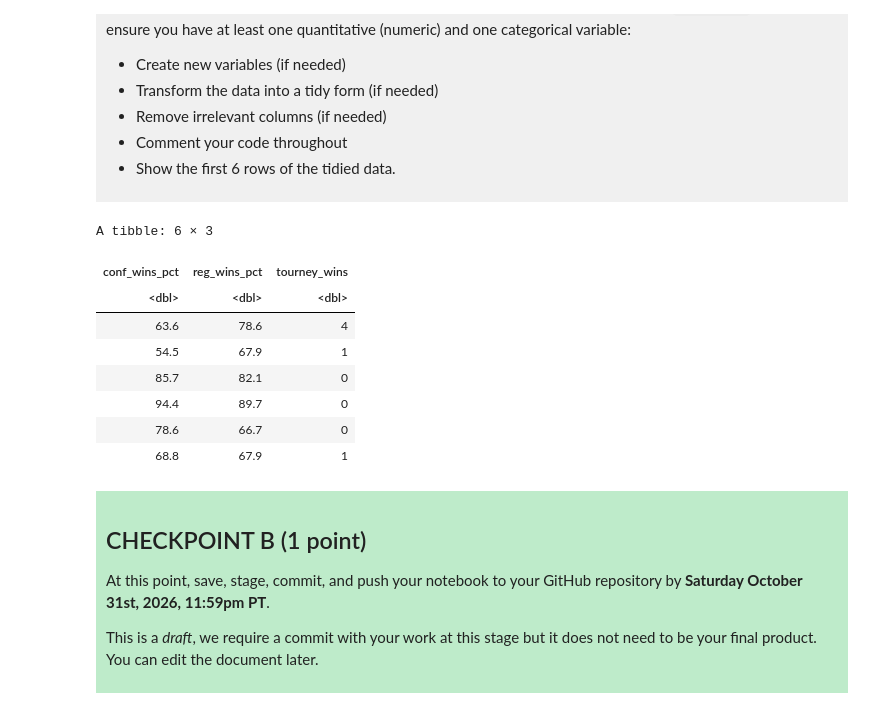
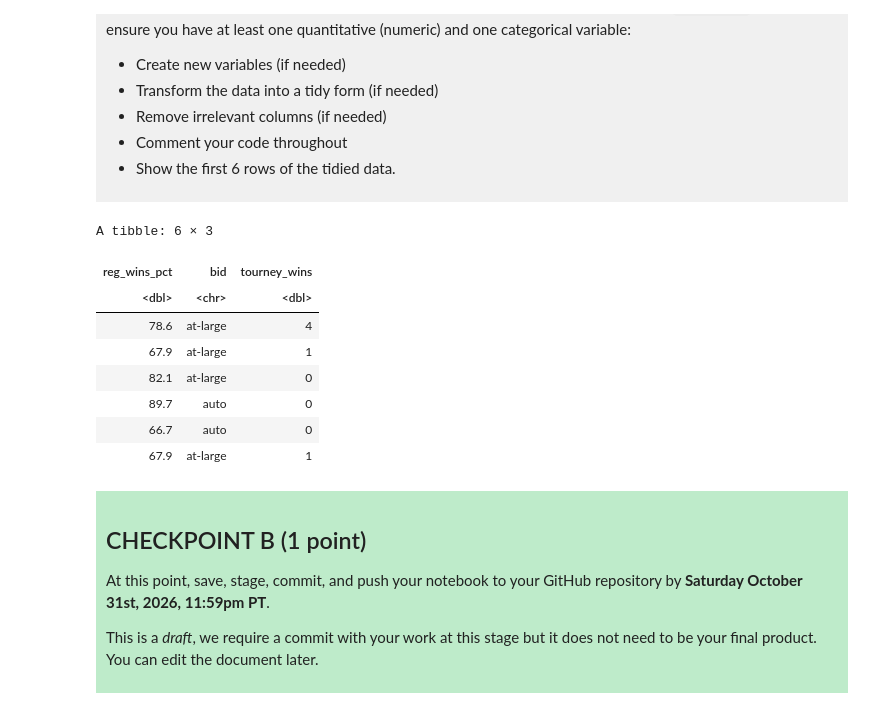
Before and after one commit to mclee13/dsci-100-project-matthew-lee, a Jupyter notebook: dsci-100-project-notebook.ipynb, the cells around one changed output. Drawn from its saved outputs; the diff is of its cells as text; code cells hidden in the pictures.

```diff
--- a/dsci-100-project-notebook.ipynb
+++ b/dsci-100-project-notebook.ipynb
@@ -212,19 +222,19 @@ Produce a tidy data set that could be used to answer your research question usin
 # %%
 ### EDIT THIS CODE CELL ###
 tidy_data <- basketball_data |>
 filter(year >= 1994) |> #the postseason was only 5 rounds instead of 6 prior to 1994, so those years have been excluded as the lower win counts could interfere with the accuracy of the prediction model.
-select(conf_wins_pct, reg_wins_pct, tourney_wins) #tourney_wins is the variable being predicted, and conf_wins_pct and reg_wins_pct are what's being used to predict it. Every other column is irrelevant to this analysis.
+select(reg_wins_pct, bid, tourney_wins) #tourney_wins is the variable being predicted, and reg_wins_pct and bid are what's being used to predict it. Every other column is irrelevant to this analysis.
 head(tidy_data)
 # %% [output]
 A tibble: 6 × 3
-| conf_wins_pct | reg_wins_pct | tourney_wins |
-| <dbl> | <dbl> | <dbl> |
-| 63.6 | 78.6 | 4 |
-| 54.5 | 67.9 | 1 |
-| 85.7 | 82.1 | 0 |
-| 94.4 | 89.7 | 0 |
-| 78.6 | 66.7 | 0 |
-| 68.8 | 67.9 | 1 |
+| reg_wins_pct | bid | tourney_wins |
+| <dbl> | <chr> | <dbl> |
+| 78.6 | at-large | 4 |
+| 67.9 | at-large | 1 |
+| 82.1 | at-large | 0 |
+| 89.7 | auto | 0 |
+| 66.7 | auto | 0 |
+| 67.9 | at-large | 1 |
 # %% [markdown]
 <div style="background-color: #beebca; padding: 10px;">
 
```
Also changed, not shown: parts of 12 cells of this notebook.
